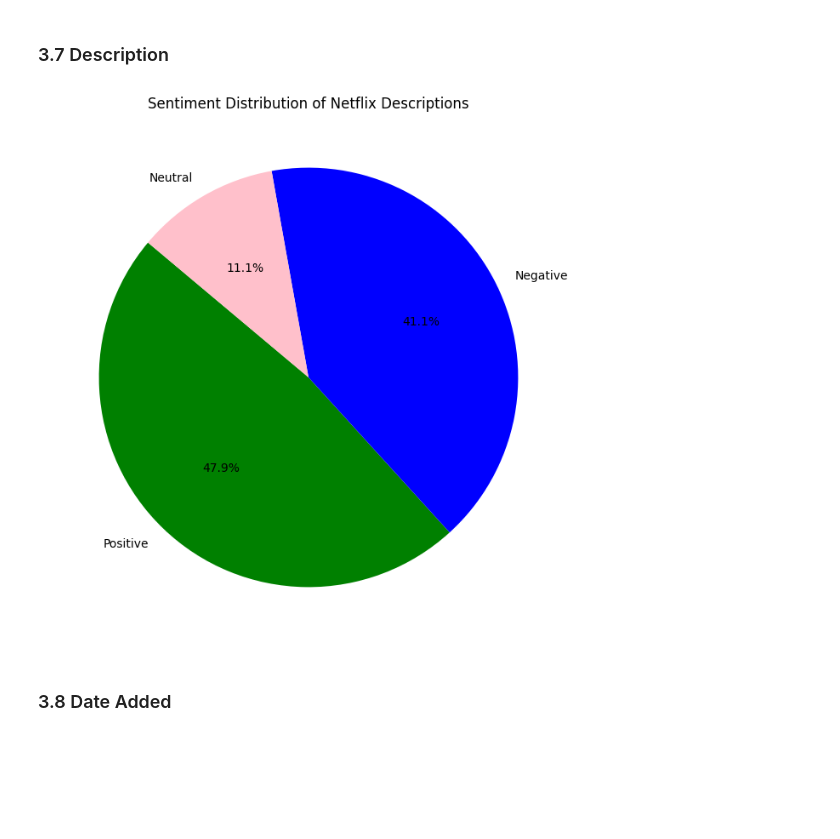
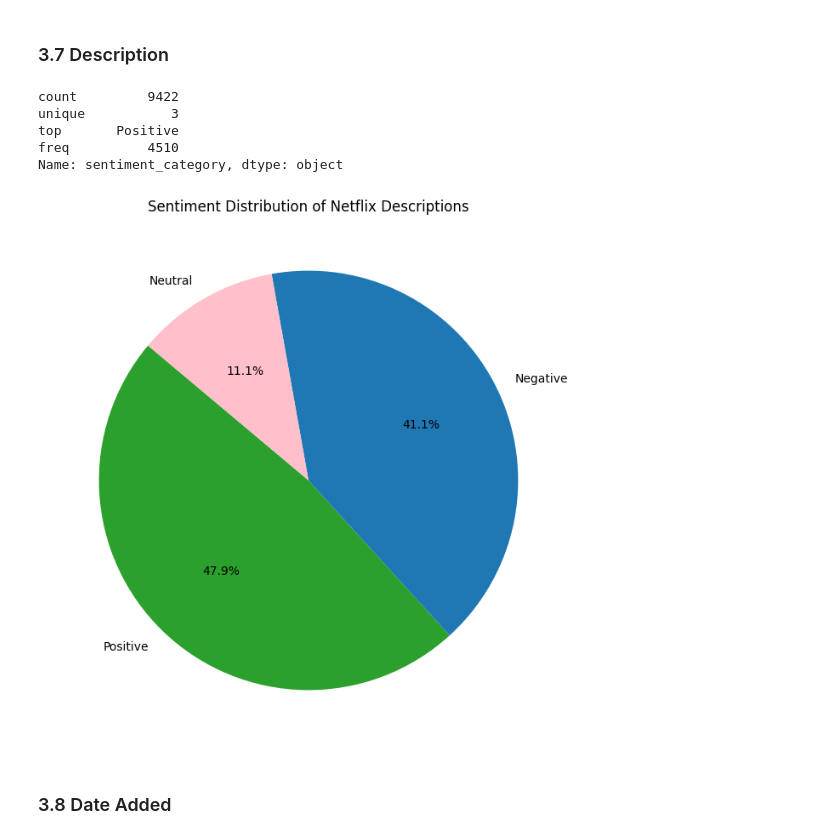
Before and after one commit to mklmklmklmkl/INFO574FinalProject, a Jupyter notebook: final_project/final-project.ipynb, the cells around one changed output. Cells and saved outputs as stored; diff of their text form; code cells hidden in the pictures; blank space fills up the shorter version.

```diff
--- a/final_project/final-project.ipynb
+++ b/final_project/final-project.ipynb
@@ -695,17 +747,25 @@ plt.show()
 [figure]
 # %% [markdown]
 ### 3.7 Description
+# %%
+df0['sentiment_category'].describe()
+# %% [output]
+count         9422
+unique           3
+top       Positive
+freq          4510
+Name: sentiment_category, dtype: object
 # %%
 # Count the number of occurrences for each sentiment category
 sentiment_counts = df0['sentiment_category'].value_counts()
 
 # Plot a pie chart
 plt.figure(figsize=(8, 8))
-plt.pie(sentiment_counts, labels=sentiment_counts.index, autopct='%1.1f%%', startangle=140, colors=['green', 'blue', 'pink'])
+plt.pie(sentiment_counts, labels=sentiment_counts.index, autopct='%1.1f%%', startangle=140, colors=['tab:green', 'tab:blue', 'pink'])
 plt.title('Sentiment Distribution of Netflix Descriptions')
 plt.show()
 # %% [output]
-[figure, old version]
+[figure, new version]
 # %% [markdown]
 ### 3.8 Date Added
 # %%
```
Also changed, not shown: parts of 13 cells of this notebook, 2 other files.
